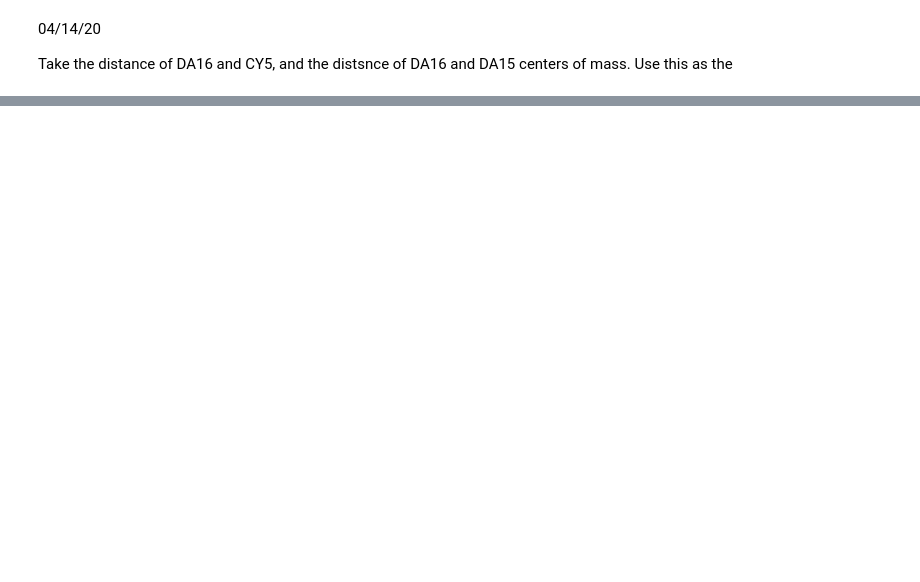
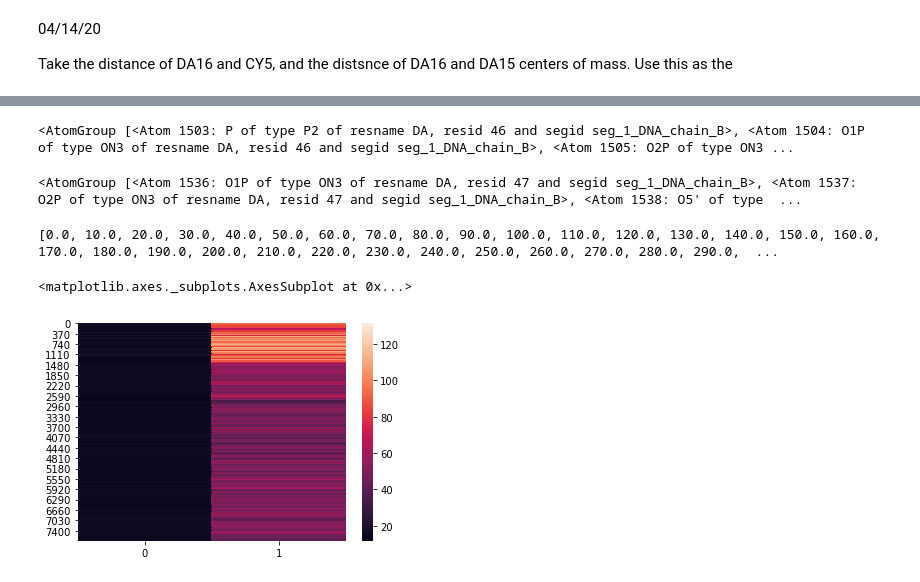
Before and after one commit to germanbarcenas/inspire-monomer, a Jupyter notebook: MonomerRotation.ipynb, the cells around one changed output, grey strips where cells are left out. Drawn from its saved outputs; the diff is of its cells as text; code cells hidden in the pictures; blank space fills up the shorter version.

```diff
--- a/MonomerRotation.ipynb
+++ b/MonomerRotation.ipynb
@@ -43,0 +13,5 @@ angle = np.arccos(dot_product)
+# %%
+TPR = "md-res.tpr"
+XTC = "md-res.xtc"
+
+u = mda.Universe(TPR, XTC)
@@ -43,0 +22,38 @@ angle = np.arccos(dot_product)
+# %%
+print(u.atoms[1502:1534])
+# %% [output]
+<AtomGroup [<Atom 1503: P of type P2 of resname DA, resid 46 and segid seg_1_DNA_chain_B>, <Atom 1504: O1P of type ON3 of resname DA, resid 46 and segid seg_1_DNA_chain_B>, <Atom 1505: O2P of type ON3 ...
+# %%
+print(u.atoms[1535:1566])
+# %% [output]
+<AtomGroup [<Atom 1536: O1P of type ON3 of resname DA, resid 47 and segid seg_1_DNA_chain_B>, <Atom 1537: O2P of type ON3 of resname DA, resid 47 and segid seg_1_DNA_chain_B>, <Atom 1538: O5' of type  ...
+# %%
+def calc(u):
+    """Calculate the angle for"""
+    C = u.select_atoms("resid 46").center_of_geometry() #DA_15
+    B = u.select_atoms("resid 47").center_of_geometry() #DA_16
+    A = u.select_atoms("resname CY5").center_of_geometry()   #CY5
+    BA = A - B # distance of CY5 to DA_16
+    BC = C - B # distance of DA_15 to DA_16
+    theta = np.rad2deg(np.arccos(np.dot(BA, BC)/(norm(BA)*norm(BC))))
+    r=norm(BA)
+    return r, theta;
+# %%
+time=[]
+distance=[]
+angle=[]
+for ts in u.trajectory:
+    result=calc(u)
+    time.append(u.trajectory.time)
+    distance.append(result[0])
+    angle.append(result[1])
+# %% [output]
+[0.0, 10.0, 20.0, 30.0, 40.0, 50.0, 60.0, 70.0, 80.0, 90.0, 100.0, 110.0, 120.0, 130.0, 140.0, 150.0, 160.0, 170.0, 180.0, 190.0, 200.0, 210.0, 220.0, 230.0, 240.0, 250.0, 260.0, 270.0, 280.0, 290.0,  ...
+# %%
+data=np.column_stack((distance,angle))
+# %%
+# Plot
+sns.heatmap(data)
+# %% [output]
+<matplotlib.axes._subplots.AxesSubplot at 0x...>
+[figure, added]
```
Also changed, not shown: parts of 7 cells of this notebook.
